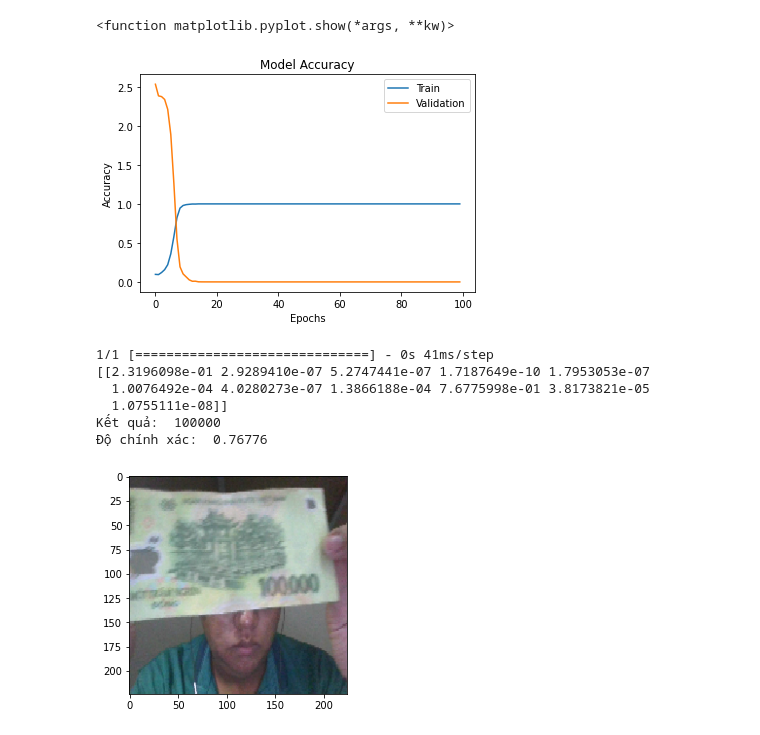
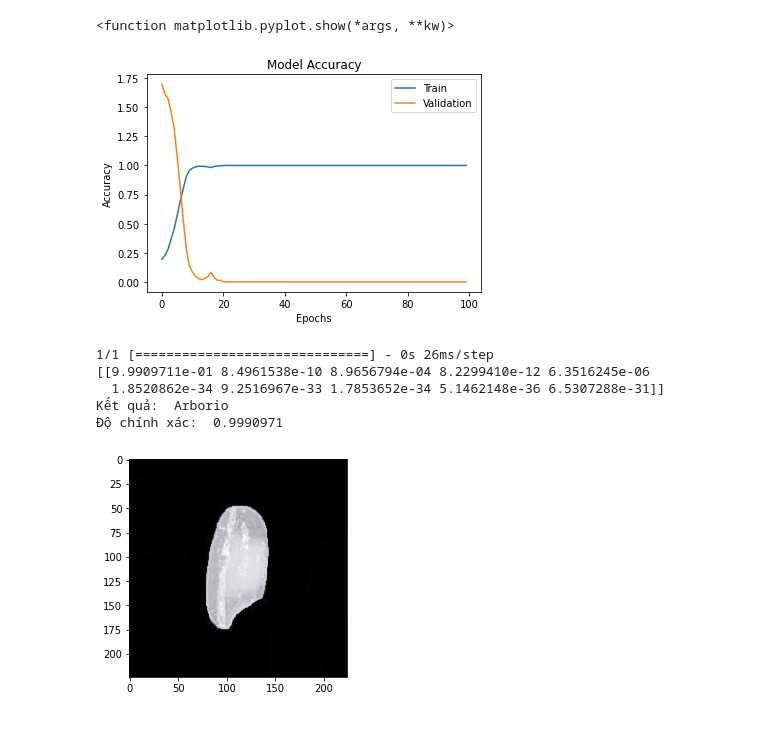
Before and after one commit to AnhTuan1807/BTVN, a Jupyter notebook: Nhan_dien_tien.ipynb, the cells around one changed output. Saved outputs shown, nothing was run; the diff lists cells and outputs as text; code cells hidden in the pictures.

```diff
--- a/Nhan_dien_tien.ipynb
+++ b/Nhan_dien_tien.ipynb
@@ -28,5 +28,5 @@ Mounted at /content/drive
 train_datagen = ImageDataGenerator(rescale=1./255, shear_range=0.2, zoom_range=0.2, horizontal_flip=True)
 test_datagen = ImageDataGenerator(rescale=1./255)
 # %%
-training_set = train_datagen.flow_from_directory('/content/drive/MyDrive/Tien/Train', target_size=(224,224), batch_size=32, class_mode='categorical')
+training_set = train_datagen.flow_from_directory('/content/drive/MyDrive/Hat gao/Train', target_size=(224,224), batch_size=32, class_mode='categorical')
 # %% [output]
@@ -95,7 +93,7 @@ model.add(Conv2D(128, kernel_size=(3,3), activation="relu", padding="same"))
 model.add(MaxPooling2D((2,2), padding="same"))
 model.add(Flatten())
 model.add(Dense(128, activation="relu"))
-model.add(Dense(11, activation="softmax"))
+model.add(Dense(10, activation="softmax"))
 
 model.summary()
 # %% [output]
@@ -158,6 +156,6 @@ plt.legend(['Train','Validation'])
 plt.show
 # %% [output]
 <function matplotlib.pyplot.show(*args, **kw)>
-[figure, old version]
+[figure, new version]
 # %%
 # Luu lai
@@ -170,34 +166,35 @@ class_names = ["200", "500", "1000","2000","5000","10000","20000","50000","10000
+# %%
+class_names = ["Arborio", "Basmati", "Ipsala","Jasmine","Karacadag","gao bac huong","gao luc","gao nang thom","gao nep","gao thom thai"]
 # %%
 from tensorflow.keras.utils import load_img
 from keras.utils.image_utils import img_to_array
 import numpy as np
 
-url = "/content/drive/MyDrive/Tien/Test/100000/100000_13.png"
+url = "/content/drive/MyDrive/Hat gao/Test/Arborio/Bản sao của Arborio (9).jpg"
 img = load_img(url, target_size=(224,224,3))
 plt.imshow(img)
 img = img_to_array(img)
 img = img.reshape(1, 224,224,3)
 img = img.astype("float32")
 img = img/255
 img = img.reshape(-1, 224,224,3)
 
 prediction = model.predict(img)
 np.argmax(prediction, axis=1)
 index = -1
 max_value = -1
 
 for i in range(0, len(prediction[0])):
   if max_value < prediction[0][i]:
     max_value = prediction[0][i]
     index = i
 print(prediction)
 print("Kết quả: ", class_names[index])
 print("Độ chính xác: ", max_value)
 # %% [output]
-1/1 [==============================] - 0s 41ms/step
-[[2.3196098e-01 2.9289410e-07 5.2747441e-07 1.7187649e-10 1.7953053e-07
-  1.0076492e-04 4.0280273e-07 1.3866188e-04 7.6775998e-01 3.8173821e-05
-  1.0755111e-08]]
-Kết quả:  100000
-Độ chính xác:  0.76776
+1/1 [==============================] - 0s 26ms/step
+[[9.9909711e-01 8.4961538e-10 8.9656794e-04 8.2299410e-12 6.3516245e-06
+  1.8520862e-34 9.2516967e-33 1.7853652e-34 5.1462148e-36 6.5307288e-31]]
+Kết quả:  Arborio
+Độ chính xác:  0.9990971
-[figure, old version]
+[figure, new version]
```
Also changed, not shown: parts of 13 cells of this notebook.
